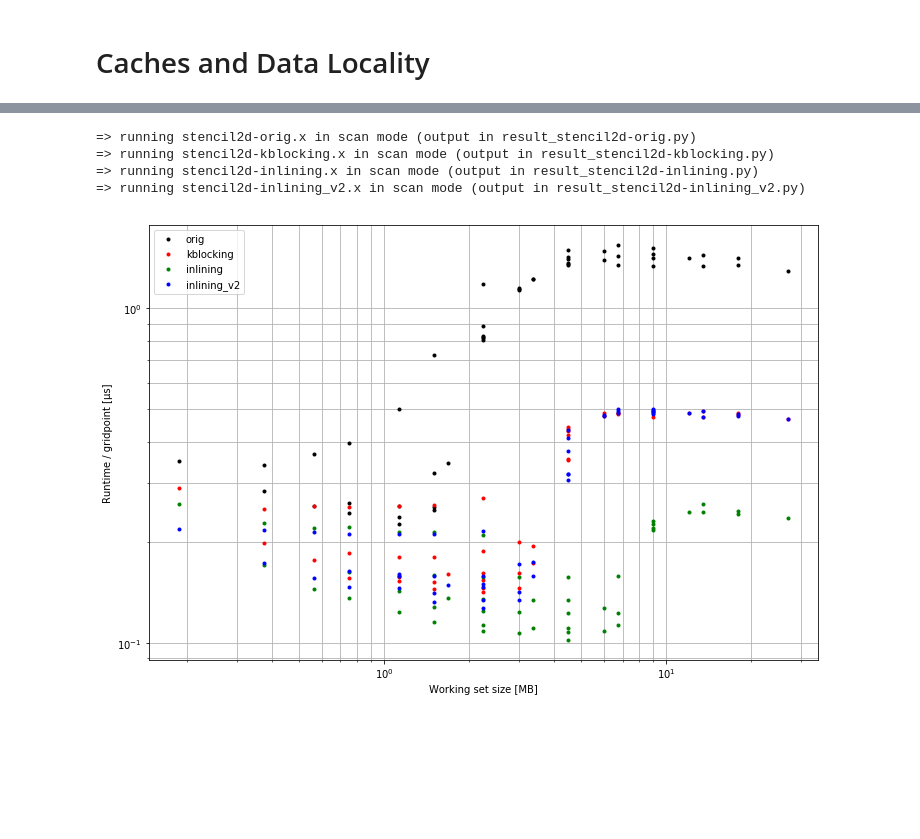
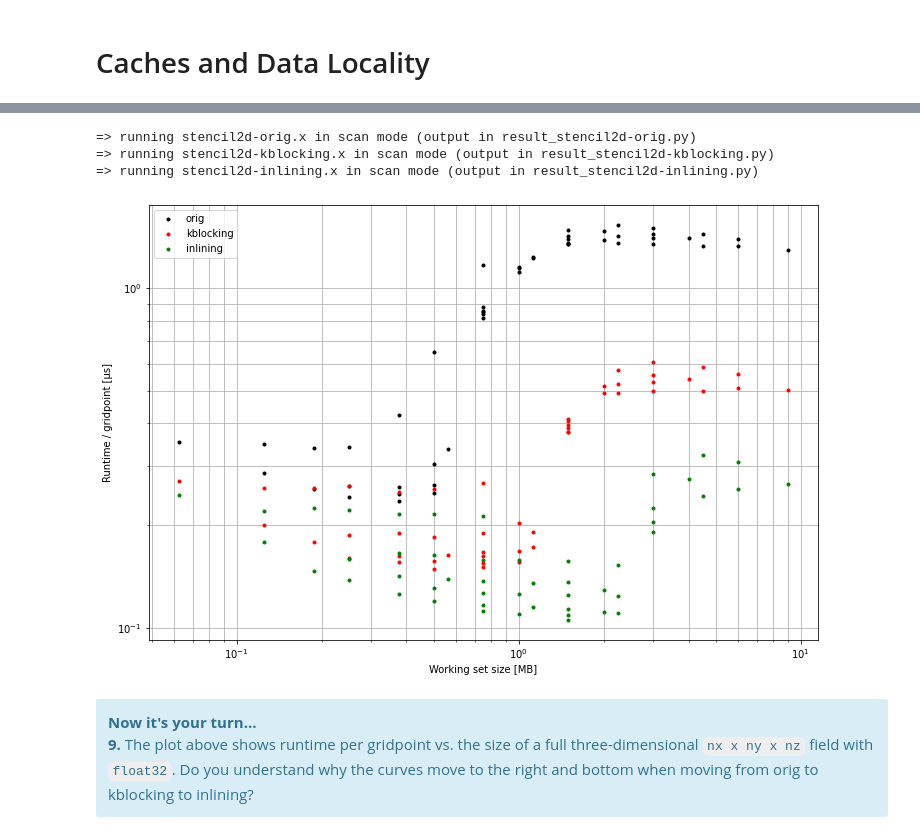
Before and after one commit to ofuhrer/HPC4WC, a Jupyter notebook: day1/03-caches-data-locality.ipynb, the cells around one changed output, grey strips where cells are left out. Drawn from its saved outputs; the diff is of its cells as text; code cells hidden in the pictures; blank space fills up the shorter version.

```diff
--- a/day1/03-caches-data-locality.ipynb
+++ b/day1/03-caches-data-locality.ipynb
@@ -25,12 +36,0 @@ The latencies corresponds to the time it takes to load a random element from a s
-# %%
-for n in range(1, 16):
-    num_elem = 2**n * 1024 // 4 - 256
-    num_bytes = 2**n * 1024 // 4
-    a = np.empty( num_elem, dtype=np.float32 )
-    tic = timeit.default_timer()
-    for iter in range(1000):
-        b = a.copy()
-    toc = timeit.default_timer()
-    runtime = (toc - tic) / 1000
-    print("{:10d} KB  {:10.3f} ns  {:10.3f} GB/s".format( \
-        num_bytes // 1024, runtime*1e9 / num_bytes, num_bytes / 1024**3 / runtime ) )
@@ -82,6 +216,6 @@ cp stencil2d-inlining_v2.x stencil2d.x
 # %%
 %%bash
-for tag in orig kblocking inlining inlining_v2 ; do
+for tag in orig kblocking inlining ; do
     echo "=> running stencil2d-${tag}.x in scan mode (output in result_stencil2d-${tag}.py)"
     srun -n 12 ./stencil2d-${tag}.x --scan --nz 64 --num_iter 128 1> result_stencil2d-${tag}.py
 done
@@ -89,21 +223,25 @@ done
 => running stencil2d-orig.x in scan mode (output in result_stencil2d-orig.py)
 => running stencil2d-kblocking.x in scan mode (output in result_stencil2d-kblocking.py)
 => running stencil2d-inlining.x in scan mode (output in result_stencil2d-inlining.py)
-=> running stencil2d-inlining_v2.x in scan mode (output in result_stencil2d-inlining_v2.py)
 # %%
-tags = [ "orig", "kblocking", "inlining", "inlining_v2" ]
+tags = [ "orig", "kblocking", "inlining" ]
 colors = [ "black", "red", "green", "blue" ]
 for tag, color in zip(tags, colors):
     exec(open("result_stencil2d-" + tag + ".py").read())
     vars()["data_" + tag] = data
     nxnynz = data[:, 1] * data[:, 2] * data[:, 3]
     runtime = data[:, 5]
-    plt.loglog( 3 * nxnynz * 4 / 1024. / 1024., runtime / nxnynz * 1.0e6 , '.', color=color);
+    plt.loglog( nxnynz * 4 / 1024. / 1024., runtime / nxnynz * 1.0e6 , '.', color=color);
 plt.xlabel( 'Working set size [MB]' );
 plt.ylabel( 'Runtime / gridpoint [µs]' );
 plt.grid(b=True, which='both')
 plt.legend(tags)
 fig = matplotlib.pyplot.gcf()
 fig.set_size_inches(12, 8)
 # %% [output]
-[figure, old version]
+[figure, new version]
+# %% [markdown]
+<div class="alert alert-block alert-info">
+<b>Now it's your turn...</b><br>
+<b>9.</b> The plot above shows runtime per gridpoint vs. the size of a full three-dimensional <code>nx x ny x nz</code> field with <code>float32</code>. Do you understand why the curves move to the right and bottom when moving from orig to kblocking to inlining?<br>
+</div>
```
Also changed, not shown: parts of 22 cells of this notebook, 8 other files.
